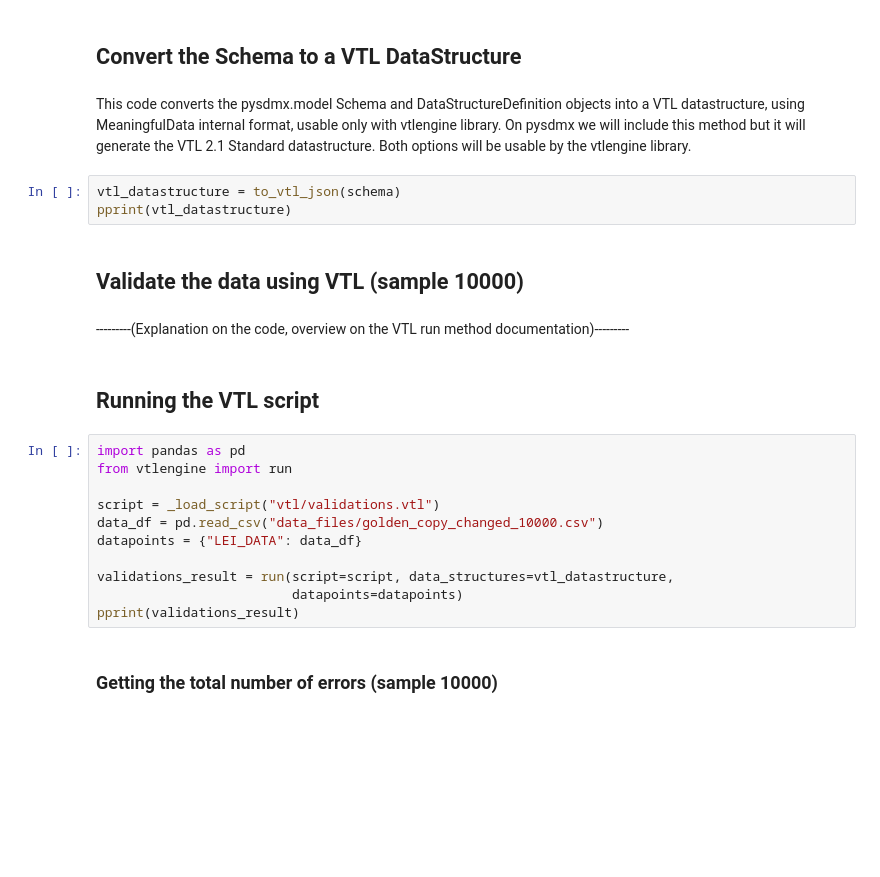
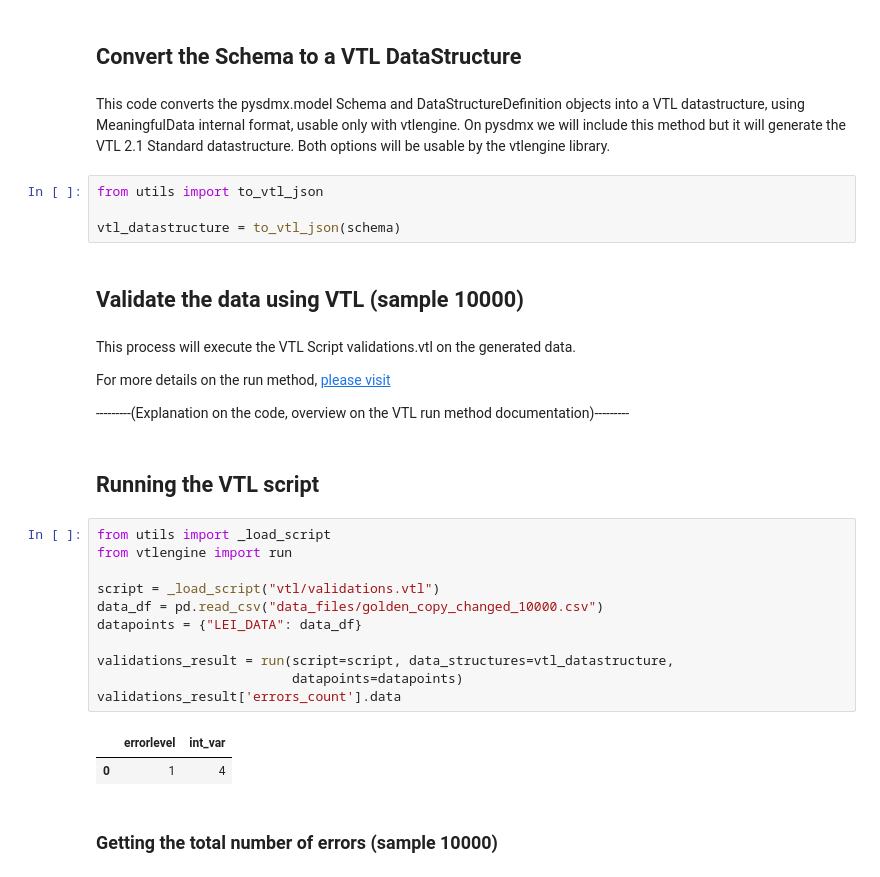
Before and after one commit to Meaningful-Data/intro_pysdmx_webinar, a Jupyter notebook: webinarDataProducers.ipynb, the cells around one changed output. Cells and saved outputs as stored; diff of their text form; blank space fills up the shorter version.

Commit message:
Updated validations vtl and added Antonio changes.

```diff
--- a/webinarDataProducers.ipynb
+++ b/webinarDataProducers.ipynb
@@ -147,30 +186,38 @@ using VTL Playground)---------
 ## Convert the Schema to a VTL DataStructure
 # %% [markdown]
 This code converts the pysdmx.model Schema and DataStructureDefinition objects into a VTL datastructure,
-using MeaningfulData internal format, usable only with vtlengine library.
+using MeaningfulData internal format, usable only with vtlengine.
 On pysdmx we will include this method
 but it will generate the VTL 2.1 Standard datastructure.
 Both options will be usable by the vtlengine library.
 # %%
+from utils import to_vtl_json
+
 vtl_datastructure = to_vtl_json(schema)
-pprint(vtl_datastructure)
 # %% [markdown]
 ## Validate the data using VTL (sample 10000)
 # %% [markdown]
+This process will execute the VTL Script validations.vtl on the generated data.
+
+For more details on the run method, [please visit]()
+
 ---------(Explanation on the code, overview on the VTL run method documentation)---------
 # %% [markdown]
 ## Running the VTL script
 # %%
-import pandas as pd
+from utils import _load_script
 from vtlengine import run
 
 script = _load_script("vtl/validations.vtl")
 data_df = pd.read_csv("data_files/golden_copy_changed_10000.csv")
 datapoints = {"LEI_DATA": data_df}
 
 validations_result = run(script=script, data_structures=vtl_datastructure,
                          datapoints=datapoints)
-pprint(validations_result)
+validations_result['errors_count'].data
+# %% [output]
+|  | errorlevel | int_var |
+| 0 | 1 | 4 |
 # %% [markdown]
 ### Getting the total number of errors (sample 10000)
 # %%
```
Also changed, not shown: parts of 16 cells of this notebook, 3 other files.
